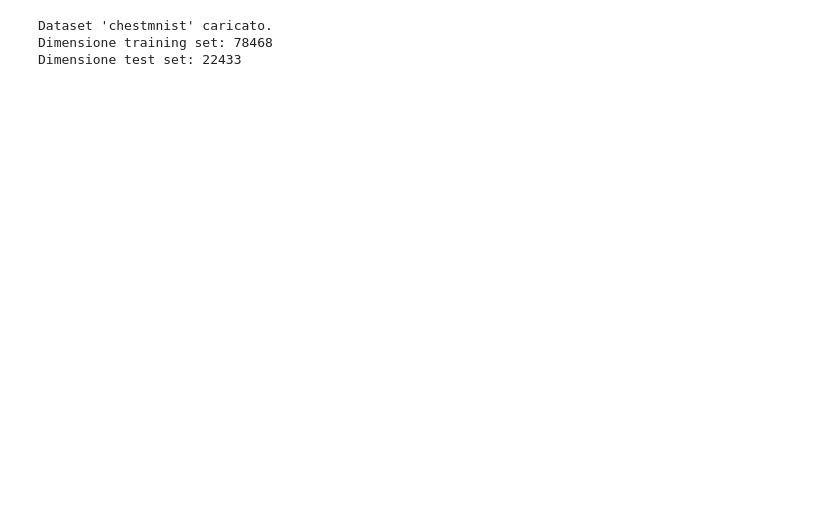
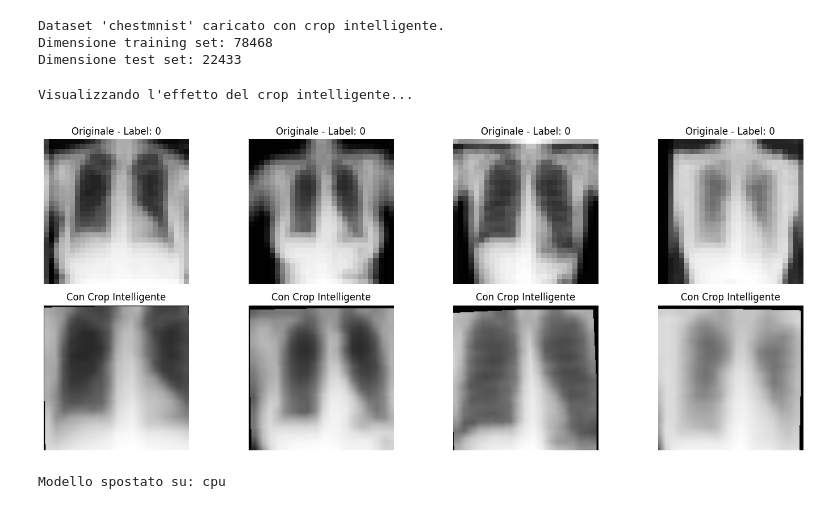
Before and after one commit to enristra/Cardiomegaly_Classifier, a Jupyter notebook: notebooks/generate_weights.ipynb, the cells around one changed output. Drawn from its saved outputs; the diff is of its cells as text; code cells hidden in the pictures; blank space fills up the shorter version.

```diff
--- a/notebooks/generate_weights.ipynb
+++ b/notebooks/generate_weights.ipynb
@@ -12,29 +167,73 @@ from medmnist import INFO
 # %%
-data_flag= 'chestmnist'
-download = True
-info = INFO[data_flag]
-DataClass = getattr(medmnist, info['python_class'])
+# --- 4. Caricamento Dataset con Crop Intelligente ---
 
-data_transform = transforms.Compose([
-    transforms.Resize(224),
-    transforms.ToTensor(),
-    transforms.Normalize(mean=[.5], std=[.5])
-])
-
-
-# Caricamento dei dataset
 train_dataset = DataClass(split='train', transform=data_transform, download=download)
 test_dataset = DataClass(split='test', transform=data_transform, download=download)
 
-# DataLoader: organizza i dati in batch per l'addestramento
 train_loader = DataLoader(dataset=train_dataset, batch_size=64, shuffle=True)
 test_loader = DataLoader(dataset=test_dataset, batch_size=64, shuffle=False)
 
-print(f"Dataset '{data_flag}' caricato.")
+print(f"Dataset '{data_flag}' caricato con crop intelligente.")
 print(f"Dimensione training set: {len(train_dataset)}")
 print(f"Dimensione test set: {len(test_dataset)}")
 # %% [output]
-Dataset 'chestmnist' caricato.
+Dataset 'chestmnist' caricato con crop intelligente.
 Dimensione training set: 78468
 Dimensione test set: 22433
+# %%
+def visualize_crop_effect(dataset, num_samples=4):
+    """
+    Visualizza alcune immagini prima e dopo il crop per vedere l'effetto
+    """
+    fig, axes = plt.subplots(2, num_samples, figsize=(15, 6))
+
+    # Dataset originale (senza crop)
+    original_transform = transforms.Compose([
+        transforms.ToTensor(),
+    ])
+    original_dataset = DataClass(split='train', transform=original_transform, download=False)
+
+    for i in range(num_samples):
+        # Immagine originale
+        orig_img, label = original_dataset[i]
+        axes[0, i].imshow(orig_img.squeeze(), cmap='gray')
+        axes[0, i].set_title(f"Originale - Label: {label[1].item()}")
+        axes[0, i].axis('off')
+
+        # Immagine con crop
+        crop_img, _ = dataset[i]
+        axes[1, i].imshow(crop_img.squeeze(), cmap='gray')
+        axes[1, i].set_title("Con Crop Intelligente")
+        axes[1, i].axis('off')
+
+    plt.tight_layout()
+    plt.show()
+
+# Visualizza l'effetto del crop
+print("Visualizzando l'effetto del crop intelligente...")
+visualize_crop_effect(train_dataset)
+# %% [output]
+Visualizzando l'effetto del crop intelligente...
+[figure, added]
+# %%
+# --- 6. Definizione del Modello Lineare ---
+
+class SimpleLinearClassifier(nn.Module):
+    def __init__(self):
+        super(SimpleLinearClassifier, self).__init__()
+        self.linear = nn.Linear(224 * 224, 1) # Input 224*224=50176, Output 1 (score)
+
+    def forward(self, x):
+        x = x.view(-1, 224 * 224) # Appiattisci l'immagine
+        x = self.linear(x)
+        return x
+
+model = SimpleLinearClassifier()
+
+# Sposta il modello sulla GPU se disponibile, altrimenti sulla CPU
+device = torch.device("cuda" if torch.cuda.is_available() else "cpu")
+model.to(device)
+print(f"Modello spostato su: {device}")
+# %% [output]
+Modello spostato su: cpu
 # %%
```
Also changed, not shown: parts of 10 cells of this notebook.
